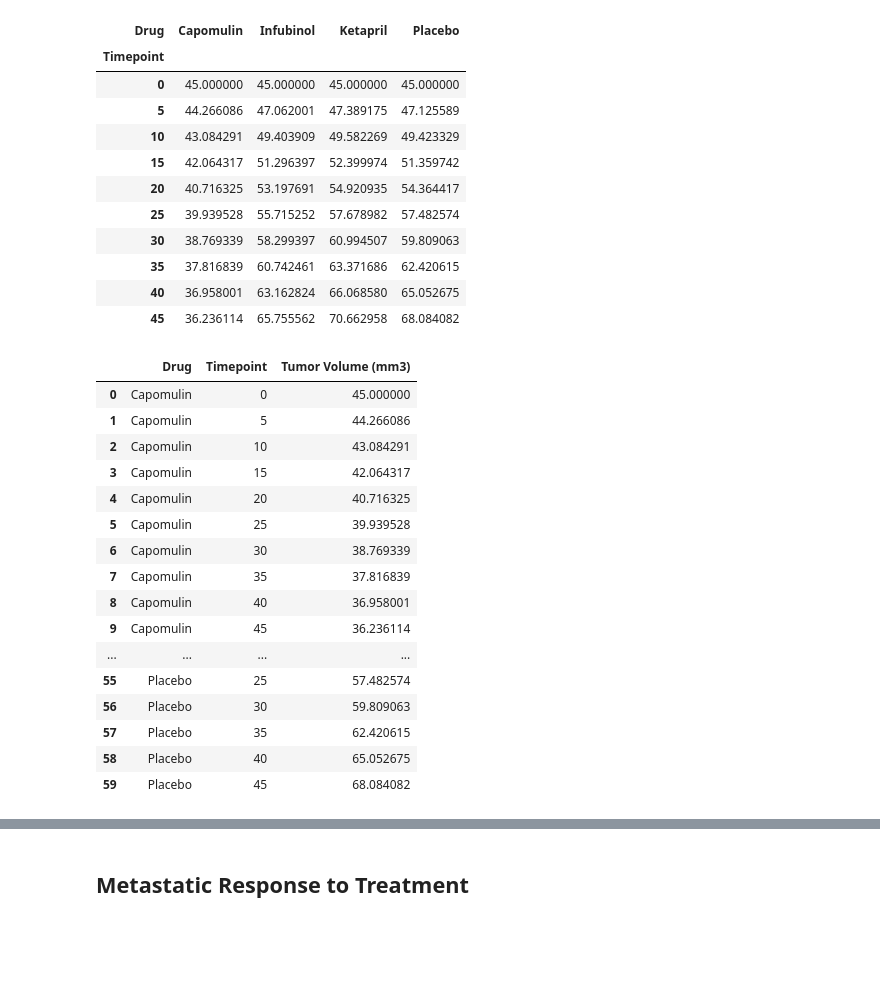
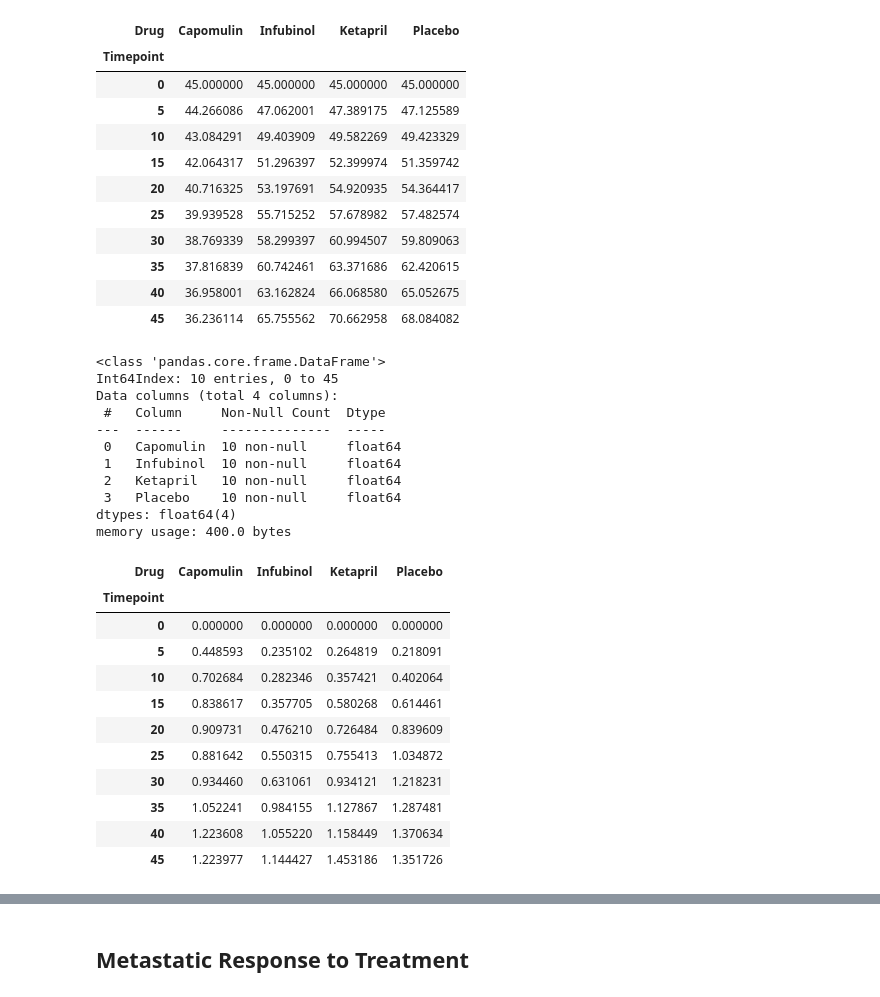
Before and after one commit to sbell1258/matplotlib-challenge, a Jupyter notebook: pymaceuticals_starter.ipynb, the cells around one changed output, grey strips where cells are left out. Drawn from its saved outputs; the diff is of its cells as text; code cells hidden in the pictures; blank space fills up the shorter version.

```diff
--- a/pymaceuticals_starter.ipynb
+++ b/pymaceuticals_starter.ipynb
@@ -192,26 +192,38 @@ memory usage: 400.0 bytes
 | 35 | 37.816839 | 60.742461 | 63.371686 | 62.420615 |
 | 40 | 36.958001 | 63.162824 | 66.068580 | 65.052675 |
 | 45 | 36.236114 | 65.755562 | 70.662958 | 68.084082 |
-# %%
-tumor_drugtime4_df
-# %% [output]
-|  | Drug | Timepoint | Tumor Volume (mm3) |
-| 0 | Capomulin | 0 | 45.000000 |
-| 1 | Capomulin | 5 | 44.266086 |
-| 2 | Capomulin | 10 | 43.084291 |
-| 3 | Capomulin | 15 | 42.064317 |
-| 4 | Capomulin | 20 | 40.716325 |
-| 5 | Capomulin | 25 | 39.939528 |
-| 6 | Capomulin | 30 | 38.769339 |
-| 7 | Capomulin | 35 | 37.816839 |
-| 8 | Capomulin | 40 | 36.958001 |
-| 9 | Capomulin | 45 | 36.236114 |
-| ... | ... | ... | ... |
-| 55 | Placebo | 25 | 57.482574 |
-| 56 | Placebo | 30 | 59.809063 |
-| 57 | Placebo | 35 | 62.420615 |
-| 58 | Placebo | 40 | 65.052675 |
-| 59 | Placebo | 45 | 68.084082 |
+# %%
+# Isolate four treatments - error/SEM data
+err_tumor_drugtime4_df = mu_drugtime_data_std_df[(mu_drugtime_data_std_df['Drug'] == 'Capomulin') | (mu_drugtime_data_std_df['Drug'] == 'Placebo') | (mu_drugtime_data_std_df['Drug'] == 'Ketapril') | (mu_drugtime_data_std_df['Drug'] == 'Infubinol')]
+err_tumor_drugtime4_df
+
+err_trans_tumor_drugtime4_df = err_tumor_drugtime4_df.pivot(index='Timepoint', columns='Drug', values='Tumor Volume (mm3)')
+err_trans_tumor_drugtime4_df.info()
+err_trans_tumor_drugtime4_df
+# %% [output]
+<class 'pandas.core.frame.DataFrame'>
+Int64Index: 10 entries, 0 to 45
+Data columns (total 4 columns):
+ #   Column     Non-Null Count  Dtype
+---  ------     --------------  -----
+ 0   Capomulin  10 non-null     float64
+ 1   Infubinol  10 non-null     float64
+ 2   Ketapril   10 non-null     float64
+ 3   Placebo    10 non-null     float64
+dtypes: float64(4)
+memory usage: 400.0 bytes
+| Drug | Capomulin | Infubinol | Ketapril | Placebo |
+| Timepoint |  |  |  |  |
+| 0 | 0.000000 | 0.000000 | 0.000000 | 0.000000 |
+| 5 | 0.448593 | 0.235102 | 0.264819 | 0.218091 |
+| 10 | 0.702684 | 0.282346 | 0.357421 | 0.402064 |
+| 15 | 0.838617 | 0.357705 | 0.580268 | 0.614461 |
+| 20 | 0.909731 | 0.476210 | 0.726484 | 0.839609 |
+| 25 | 0.881642 | 0.550315 | 0.755413 | 1.034872 |
+| 30 | 0.934460 | 0.631061 | 0.934121 | 1.218231 |
+| 35 | 1.052241 | 0.984155 | 1.127867 | 1.287481 |
+| 40 | 1.223608 | 1.055220 | 1.158449 | 1.370634 |
+| 45 | 1.223977 | 1.144427 | 1.453186 | 1.351726 |
 # %%
 # Generate the Plot (with Error Bars) - four treatments (Capomulin, Infubinol, Ketapril, and Placebo) compare.
 # Add labels
```
Also changed, not shown: parts of 9 cells of this notebook.
